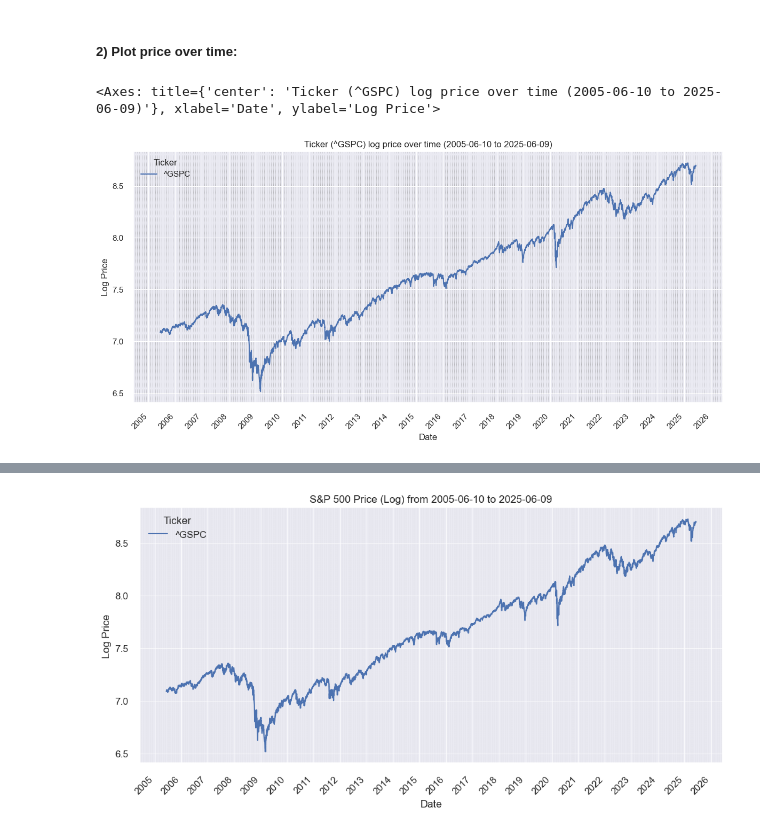
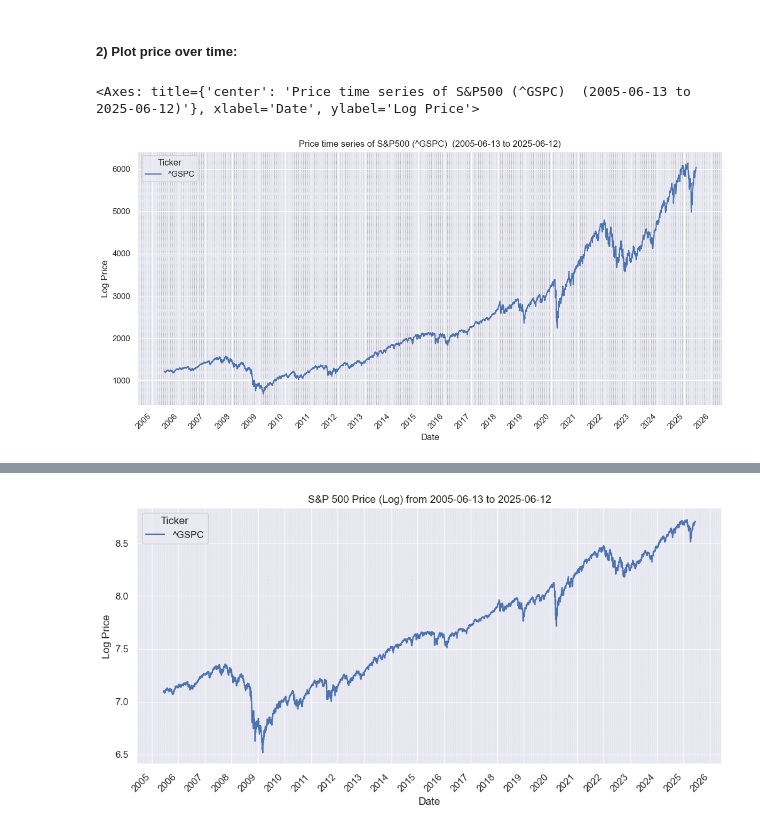
Before and after one commit to gqjimmyz/Portfolio_Optimization, a Jupyter notebook: code/ch02-demo-stylized-facts.ipynb, the cells around one changed output, grey strips where cells are left out. Drawn from its saved outputs; the diff is of its cells as text; code cells hidden in the pictures.

```diff
--- a/code/ch02-demo-stylized-facts.ipynb
+++ b/code/ch02-demo-stylized-facts.ipynb
@@ -48,7 +48,7 @@ btc_prices = btc['Close']
 # %% [markdown]
 ##### 2) Plot  price over time:
 # %%
-def plot_log_price_over_time(prices,label='Ticker',ax=None):
+def plot_price_time_series(prices,label='Ticker',ax=None):
     """
     Plot the log of a price series over time, with automatic labels and grid.
 
@@ -60,8 +60,8 @@ def plot_log_price_over_time(prices,label='Ticker',ax=None):
     if ax is None:
         fig, ax = plt.subplots(figsize=(12,6))
 
-    np.log(prices).plot(ax=ax, label=label)
-    ax.set_title(f"{label} ({ticker}) log price over time ({start_date} to {end_date})")
+    prices.plot(ax=ax, label=label)
+    ax.set_title(f"Price time series of {label} ({ticker})  ({start_date} to {end_date})")
     ax.set_ylabel('Log Price')
     ax.xaxis.set_major_locator(mdates.YearLocator(1))
     ax.xaxis.set_major_formatter(mdates.DateFormatter('%Y'))
@@ -72,7 +72,7 @@ def plot_log_price_over_time(prices,label='Ticker',ax=None):
     plt.tight_layout()
     return ax
 # %%
-plot_log_price_over_time(sp500_prices)
+plot_price_time_series(sp500_prices, "S&P500")
 # %% [output]
-<Axes: title={'center': 'Ticker (^GSPC) log price over time (2005-06-10 to 2025-06-09)'}, xlabel='Date', ylabel='Log Price'>
+<Axes: title={'center': 'Price time series of S&P500 (^GSPC)  (2005-06-13 to 2025-06-12)'}, xlabel='Date', ylabel='Log Price'>
-[figure, old version]
+[figure, new version]
```
Also changed, not shown: parts of 3 cells of this notebook.
